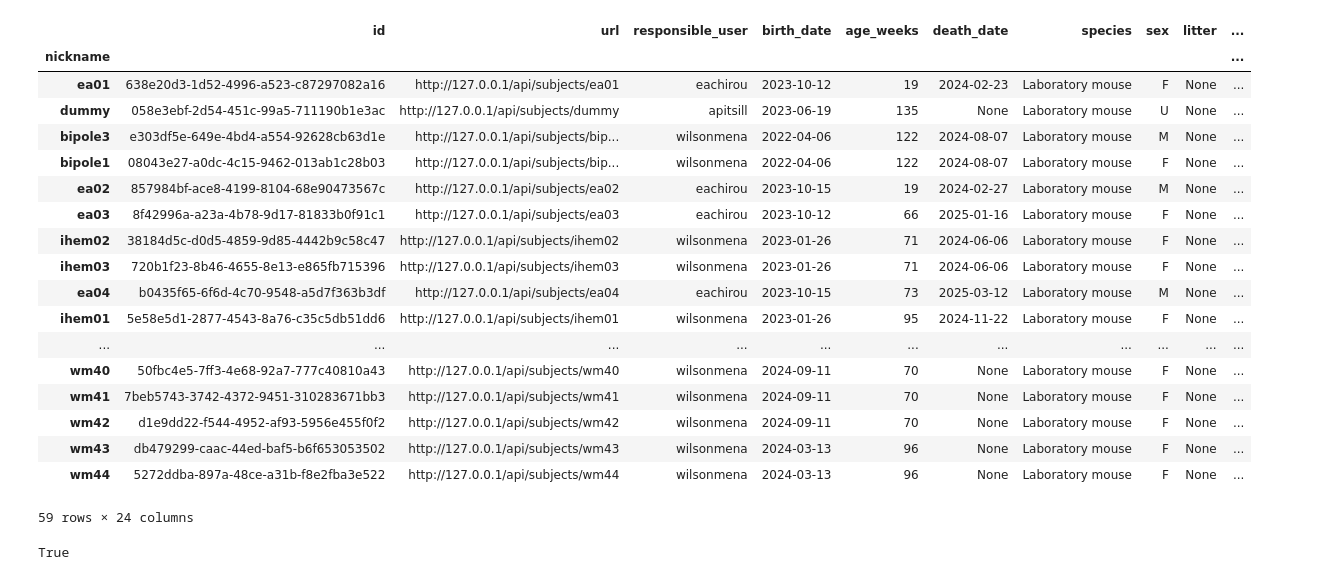
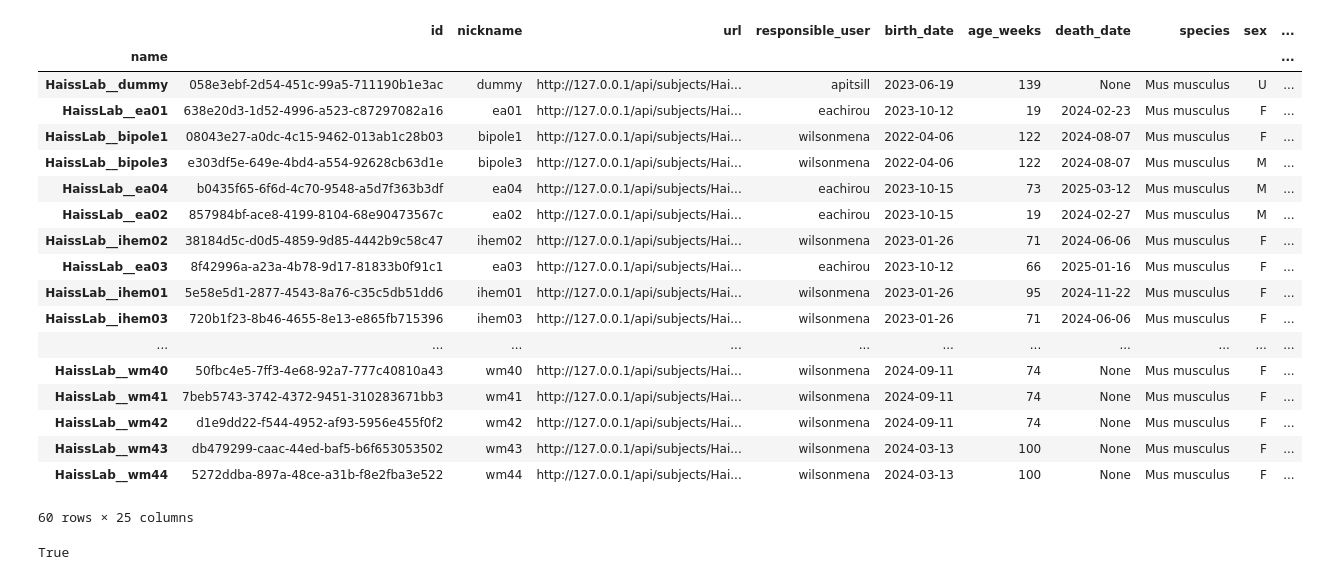
Before and after one commit to JostTim/alyx-local-connector, a Jupyter notebook: notebooks/2-searching_sessions.ipynb, the cells around one changed output. Cells and saved outputs as stored; diff of their text form; code cells hidden in the pictures.

```diff
--- a/notebooks/2-searching_sessions.ipynb
+++ b/notebooks/2-searching_sessions.ipynb
@@ -19,27 +34,27 @@ KeyboardInterrupt:
 # %%
-sessions = connector.search(endpoint="subjects", subject="wm36")
+subjects = connector.search(endpoint="subjects", subject="wm36")
 # %%
-sessions
+subjects
 # %% [output]
-|  | id | url | responsible_user | birth_date | age_weeks | death_date | species | sex | litter | ... |
-| nickname |  |  |  |  |  |  |  |  |  | ... |
-| ea01 | 638e20d3-1d52-4996-a523-c87297082a16 | http://127.0.0.1/api/subjects/ea01 | eachirou | 2023-10-12 | 19 | 2024-02-23 | Laboratory mouse | F | None | ... |
-| dummy | 058e3ebf-2d54-451c-99a5-711190b1e3ac | http://127.0.0.1/api/subjects/dummy | apitsill | 2023-06-19 | 135 | None | Laboratory mouse | U | None | ... |
-| bipole3 | e303df5e-649e-4bd4-a554-92628cb63d1e | http://127.0.0.1/api/subjects/bip... | wilsonmena | 2022-04-06 | 122 | 2024-08-07 | Laboratory mouse | M | None | ... |
-| bipole1 | 08043e27-a0dc-4c15-9462-013ab1c28b03 | http://127.0.0.1/api/subjects/bip... | wilsonmena | 2022-04-06 | 122 | 2024-08-07 | Laboratory mouse | F | None | ... |
-| ea02 | 857984bf-ace8-4199-8104-68e90473567c | http://127.0.0.1/api/subjects/ea02 | eachirou | 2023-10-15 | 19 | 2024-02-27 | Laboratory mouse | M | None | ... |
-| ea03 | 8f42996a-a23a-4b78-9d17-81833b0f91c1 | http://127.0.0.1/api/subjects/ea03 | eachirou | 2023-10-12 | 66 | 2025-01-16 | Laboratory mouse | F | None | ... |
-| ihem02 | 38184d5c-d0d5-4859-9d85-4442b9c58c47 | http://127.0.0.1/api/subjects/ihem02 | wilsonmena | 2023-01-26 | 71 | 2024-06-06 | Laboratory mouse | F | None | ... |
-| ihem03 | 720b1f23-8b46-4655-8e13-e865fb715396 | http://127.0.0.1/api/subjects/ihem03 | wilsonmena | 2023-01-26 | 71 | 2024-06-06 | Laboratory mouse | F | None | ... |
-| ea04 | b0435f65-6f6d-4c70-9548-a5d7f363b3df | http://127.0.0.1/api/subjects/ea04 | eachirou | 2023-10-15 | 73 | 2025-03-12 | Laboratory mouse | M | None | ... |
-| ihem01 | 5e58e5d1-2877-4543-8a76-c35c5db51dd6 | http://127.0.0.1/api/subjects/ihem01 | wilsonmena | 2023-01-26 | 95 | 2024-11-22 | Laboratory mouse | F | None | ... |
+|  | id | nickname | url | responsible_user | birth_date | age_weeks | death_date | species | sex | ... |
+| name |  |  |  |  |  |  |  |  |  | ... |
+| HaissLab__dummy | 058e3ebf-2d54-451c-99a5-711190b1e3ac | dummy | http://127.0.0.1/api/subjects/Hai... | apitsill | 2023-06-19 | 139 | None | Mus musculus | U | ... |
+| HaissLab__ea01 | 638e20d3-1d52-4996-a523-c87297082a16 | ea01 | http://127.0.0.1/api/subjects/Hai... | eachirou | 2023-10-12 | 19 | 2024-02-23 | Mus musculus | F | ... |
+| HaissLab__bipole1 | 08043e27-a0dc-4c15-9462-013ab1c28b03 | bipole1 | http://127.0.0.1/api/subjects/Hai... | wilsonmena | 2022-04-06 | 122 | 2024-08-07 | Mus musculus | F | ... |
+| HaissLab__bipole3 | e303df5e-649e-4bd4-a554-92628cb63d1e | bipole3 | http://127.0.0.1/api/subjects/Hai... | wilsonmena | 2022-04-06 | 122 | 2024-08-07 | Mus musculus | M | ... |
+| HaissLab__ea04 | b0435f65-6f6d-4c70-9548-a5d7f363b3df | ea04 | http://127.0.0.1/api/subjects/Hai... | eachirou | 2023-10-15 | 73 | 2025-03-12 | Mus musculus | M | ... |
+| HaissLab__ea02 | 857984bf-ace8-4199-8104-68e90473567c | ea02 | http://127.0.0.1/api/subjects/Hai... | eachirou | 2023-10-15 | 19 | 2024-02-27 | Mus musculus | M | ... |
+| HaissLab__ihem02 | 38184d5c-d0d5-4859-9d85-4442b9c58c47 | ihem02 | http://127.0.0.1/api/subjects/Hai... | wilsonmena | 2023-01-26 | 71 | 2024-06-06 | Mus musculus | F | ... |
+| HaissLab__ea03 | 8f42996a-a23a-4b78-9d17-81833b0f91c1 | ea03 | http://127.0.0.1/api/subjects/Hai... | eachirou | 2023-10-12 | 66 | 2025-01-16 | Mus musculus | F | ... |
+| HaissLab__ihem01 | 5e58e5d1-2877-4543-8a76-c35c5db51dd6 | ihem01 | http://127.0.0.1/api/subjects/Hai... | wilsonmena | 2023-01-26 | 95 | 2024-11-22 | Mus musculus | F | ... |
+| HaissLab__ihem03 | 720b1f23-8b46-4655-8e13-e865fb715396 | ihem03 | http://127.0.0.1/api/subjects/Hai... | wilsonmena | 2023-01-26 | 71 | 2024-06-06 | Mus musculus | F | ... |
 | ... | ... | ... | ... | ... | ... | ... | ... | ... | ... | ... |
-| wm40 | 50fbc4e5-7ff3-4e68-92a7-777c40810a43 | http://127.0.0.1/api/subjects/wm40 | wilsonmena | 2024-09-11 | 70 | None | Laboratory mouse | F | None | ... |
-| wm41 | 7beb5743-3742-4372-9451-310283671bb3 | http://127.0.0.1/api/subjects/wm41 | wilsonmena | 2024-09-11 | 70 | None | Laboratory mouse | F | None | ... |
-| wm42 | d1e9dd22-f544-4952-af93-5956e455f0f2 | http://127.0.0.1/api/subjects/wm42 | wilsonmena | 2024-09-11 | 70 | None | Laboratory mouse | F | None | ... |
-| wm43 | db479299-caac-44ed-baf5-b6f653053502 | http://127.0.0.1/api/subjects/wm43 | wilsonmena | 2024-03-13 | 96 | None | Laboratory mouse | F | None | ... |
-| wm44 | 5272ddba-897a-48ce-a31b-f8e2fba3e522 | http://127.0.0.1/api/subjects/wm44 | wilsonmena | 2024-03-13 | 96 | None | Laboratory mouse | F | None | ... |
+| HaissLab__wm40 | 50fbc4e5-7ff3-4e68-92a7-777c40810a43 | wm40 | http://127.0.0.1/api/subjects/Hai... | wilsonmena | 2024-09-11 | 74 | None | Mus musculus | F | ... |
+| HaissLab__wm41 | 7beb5743-3742-4372-9451-310283671bb3 | wm41 | http://127.0.0.1/api/subjects/Hai... | wilsonmena | 2024-09-11 | 74 | None | Mus musculus | F | ... |
+| HaissLab__wm42 | d1e9dd22-f544-4952-af93-5956e455f0f2 | wm42 | http://127.0.0.1/api/subjects/Hai... | wilsonmena | 2024-09-11 | 74 | None | Mus musculus | F | ... |
+| HaissLab__wm43 | db479299-caac-44ed-baf5-b6f653053502 | wm43 | http://127.0.0.1/api/subjects/Hai... | wilsonmena | 2024-03-13 | 100 | None | Mus musculus | F | ... |
+| HaissLab__wm44 | 5272ddba-897a-48ce-a31b-f8e2fba3e522 | wm44 | http://127.0.0.1/api/subjects/Hai... | wilsonmena | 2024-03-13 | 100 | None | Mus musculus | F | ... |
-59 rows × 24 columns
+60 rows × 25 columns
 # %%
 connector.web_client.is_logged_in()
 # %% [output]
```
Also changed, not shown: parts of 4 cells of this notebook, 9 other files.
